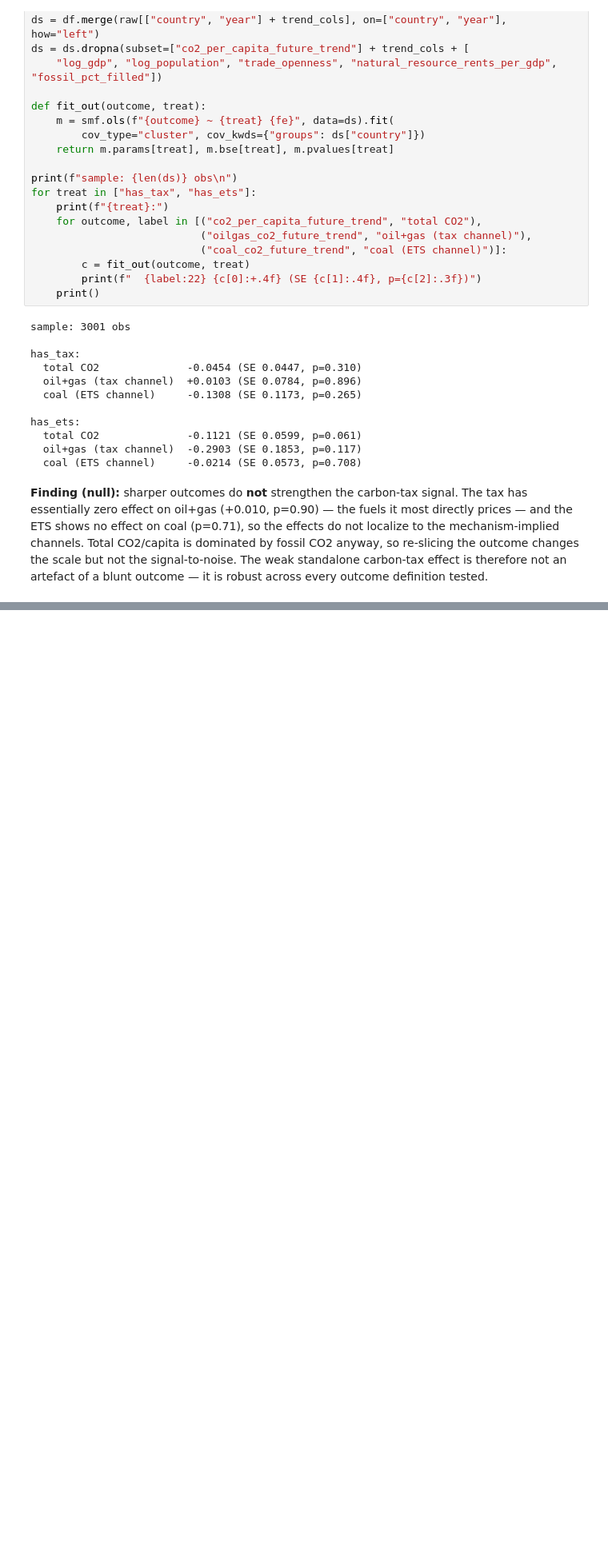
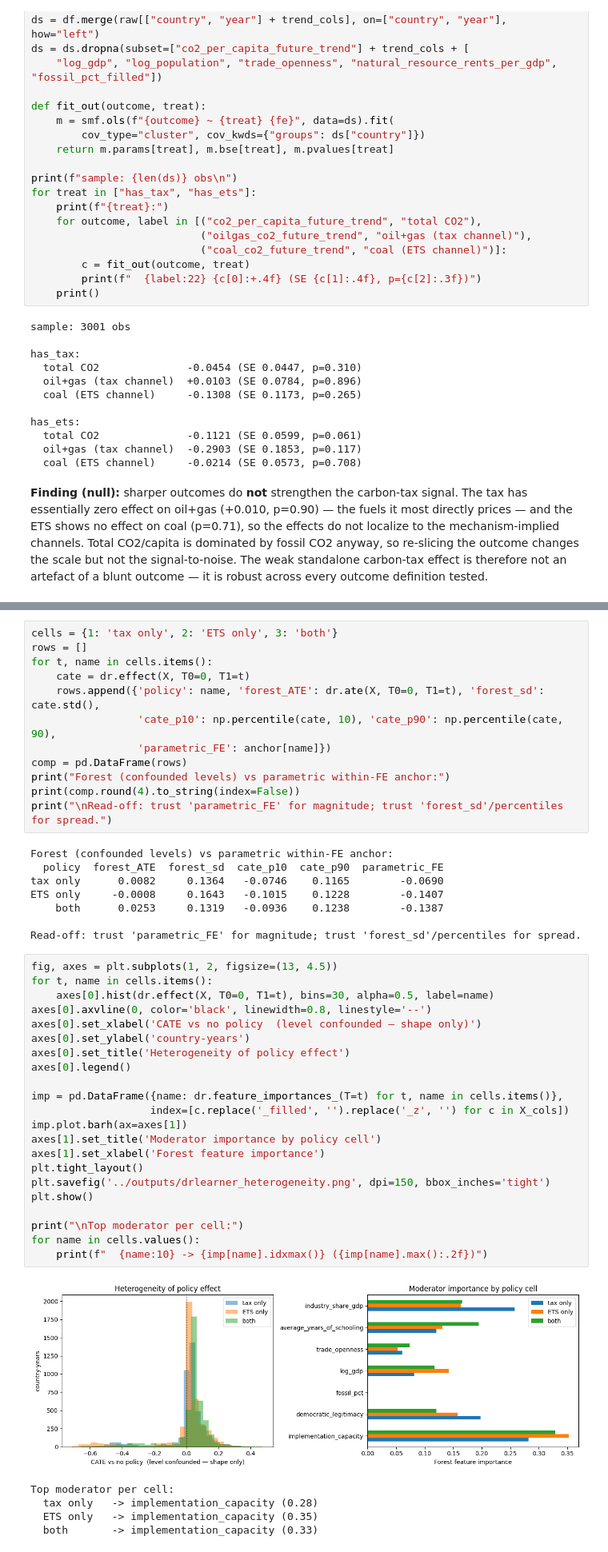
Before and after one commit to WillNoon/CarbonTaxModellingAndRecommendation, a Jupyter notebook: notebooks/phase2_multipolicy.ipynb, the cells around one changed output, grey strips where cells are left out. Shown at 80% size. Cells and saved outputs as stored; diff of their text form; blank space fills up the shorter version.

Commit message:
feat: ForestDRLearner multi-policy capstone (§4) — closes Phase 2

```diff
--- a/notebooks/phase2_multipolicy.ipynb
+++ b/notebooks/phase2_multipolicy.ipynb
@@ -242,0 +294,48 @@ has_ets:
+# %%
+cells = {1: 'tax only', 2: 'ETS only', 3: 'both'}
+rows = []
+for t, name in cells.items():
+    cate = dr.effect(X, T0=0, T1=t)
+    rows.append({'policy': name, 'forest_ATE': dr.ate(X, T0=0, T1=t), 'forest_sd': cate.std(),
+                 'cate_p10': np.percentile(cate, 10), 'cate_p90': np.percentile(cate, 90),
+                 'parametric_FE': anchor[name]})
+comp = pd.DataFrame(rows)
+print("Forest (confounded levels) vs parametric within-FE anchor:")
+print(comp.round(4).to_string(index=False))
+print("\nRead-off: trust 'parametric_FE' for magnitude; trust 'forest_sd'/percentiles for spread.")
+# %% [output]
+Forest (confounded levels) vs parametric within-FE anchor:
+  policy  forest_ATE  forest_sd  cate_p10  cate_p90  parametric_FE
+tax only      0.0082     0.1364   -0.0746    0.1165        -0.0690
+ETS only     -0.0008     0.1643   -0.1015    0.1228        -0.1407
+    both      0.0253     0.1319   -0.0936    0.1238        -0.1387
+
+Read-off: trust 'parametric_FE' for magnitude; trust 'forest_sd'/percentiles for spread.
+# %%
+fig, axes = plt.subplots(1, 2, figsize=(13, 4.5))
+for t, name in cells.items():
+    axes[0].hist(dr.effect(X, T0=0, T1=t), bins=30, alpha=0.5, label=name)
+axes[0].axvline(0, color='black', linewidth=0.8, linestyle='--')
+axes[0].set_xlabel('CATE vs no policy  (level confounded — shape only)')
+axes[0].set_ylabel('country-years')
+axes[0].set_title('Heterogeneity of policy effect')
+axes[0].legend()
+
+imp = pd.DataFrame({name: dr.feature_importances_(T=t) for t, name in cells.items()},
+                   index=[c.replace('_filled', '').replace('_z', '') for c in X_cols])
+imp.plot.barh(ax=axes[1])
+axes[1].set_title('Moderator importance by policy cell')
+axes[1].set_xlabel('Forest feature importance')
+plt.tight_layout()
+plt.savefig('../outputs/drlearner_heterogeneity.png', dpi=150, bbox_inches='tight')
+plt.show()
+
+print("\nTop moderator per cell:")
+for name in cells.values():
+    print(f"  {name:10} -> {imp[name].idxmax()} ({imp[name].max():.2f})")
+# %% [output]
+[figure, added]
+Top moderator per cell:
+  tax only   -> implementation_capacity (0.28)
+  ETS only   -> implementation_capacity (0.35)
+  both       -> implementation_capacity (0.33)
```
Also changed, not shown: parts of 3 cells of this notebook, 1 other file.
